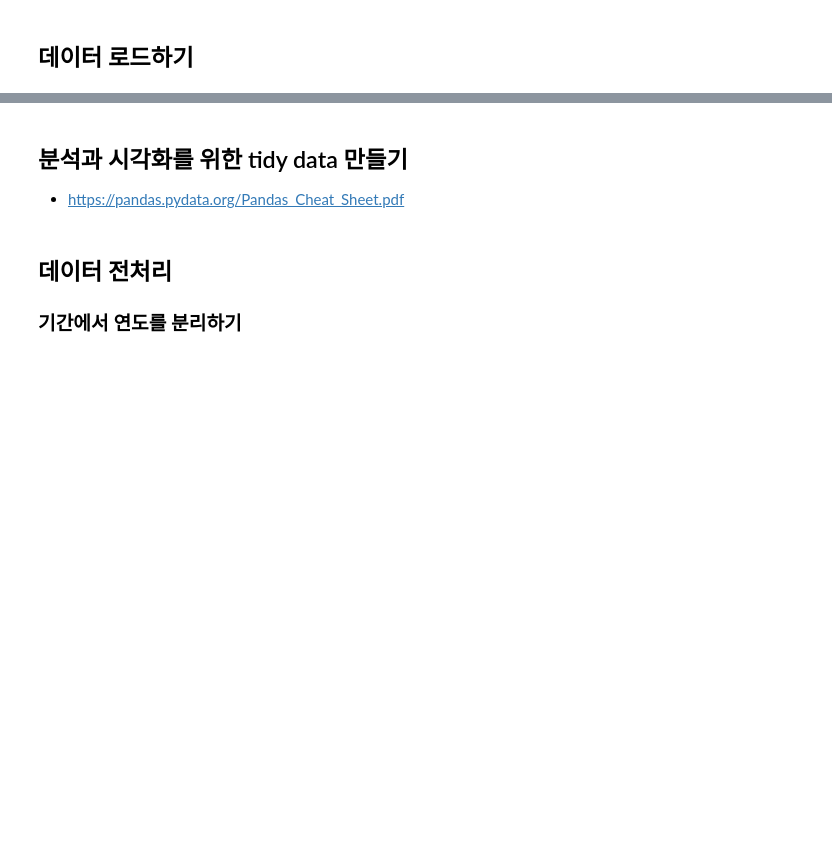
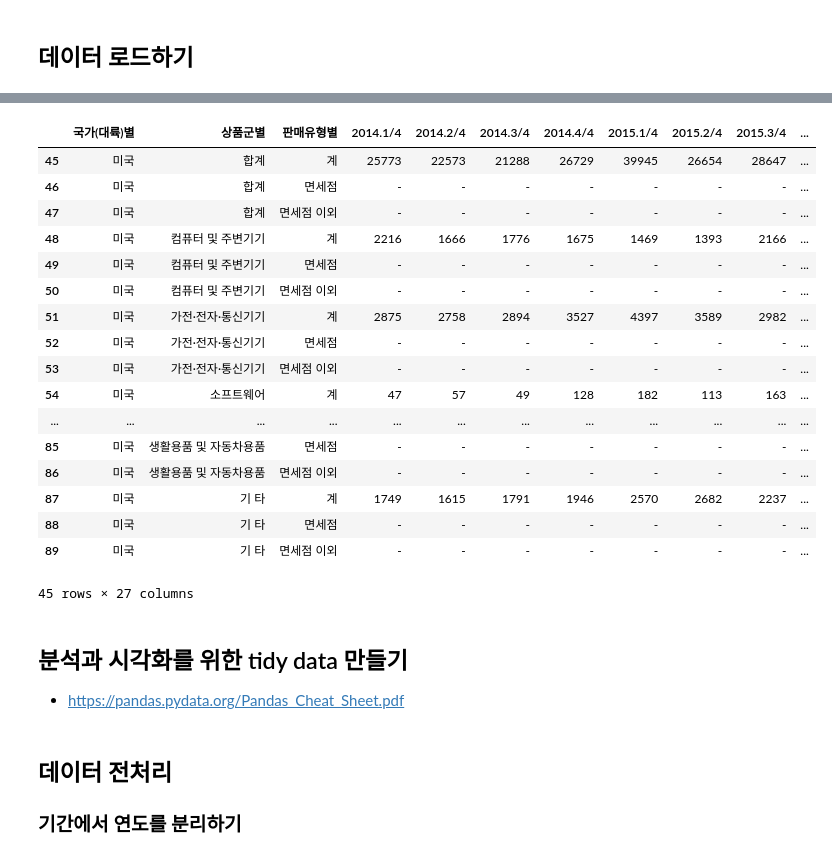
Before and after one commit to corazzon/boostcourse-ds-510, a Jupyter notebook: k-beauty-oversea-online-sale-input.ipynb, the cells around one changed output, grey strips where cells are left out. Saved outputs shown, nothing was run; the diff lists cells and outputs as text; code cells hidden in the pictures; blank space fills up the shorter version.

```diff
--- a/k-beauty-oversea-online-sale-input.ipynb
+++ b/k-beauty-oversea-online-sale-input.ipynb
@@ -33,4 +51,5 @@
 # %%
 from glob import glob
 
-# glob("data/*.csv")
+file_name = glob("./data/store/국가*.csv")[0]
+file_name
@@ -37,6 +58,8 @@ from glob import glob
 # %%
 # df_raw = pd.read_csv("data/국가_대륙_별_상품군별_온라인쇼핑_해외직접판매액_202002.csv",
 #                      encoding="cp949")
-df_raw = pd.read_csv("https://raw.githubusercontent.com/corazzon/boostcourse-ds-510/master/data/online_oversea_sale.csv.zip",
-                     encoding="cp949")
+# df_raw = pd.read_csv("https://raw.githubusercontent.com/corazzon/boostcourse-ds-510/master/data/online_oversea_sale.csv.zip",
+#                      encoding="cp949")
+# df_raw.shape
+df_raw = pd.read_csv(file_name, encoding="cp949")
 df_raw.shape
@@ -45,5 +92,25 @@ df_raw.shape
 # %%
 # 미국 데이터만 따로 보기
+df_raw[df_raw["국가(대륙)별"].str.contains("미국")]
+# %% [output]
+|  | 국가(대륙)별 | 상품군별 | 판매유형별 | 2014.1/4 | 2014.2/4 | 2014.3/4 | 2014.4/4 | 2015.1/4 | 2015.2/4 | 2015.3/4 | ... |
+| 45 | 미국 | 합계 | 계 | 25773 | 22573 | 21288 | 26729 | 39945 | 26654 | 28647 | ... |
+| 46 | 미국 | 합계 | 면세점 | - | - | - | - | - | - | - | ... |
+| 47 | 미국 | 합계 | 면세점 이외 | - | - | - | - | - | - | - | ... |
+| 48 | 미국 | 컴퓨터 및 주변기기 | 계 | 2216 | 1666 | 1776 | 1675 | 1469 | 1393 | 2166 | ... |
+| 49 | 미국 | 컴퓨터 및 주변기기 | 면세점 | - | - | - | - | - | - | - | ... |
+| 50 | 미국 | 컴퓨터 및 주변기기 | 면세점 이외 | - | - | - | - | - | - | - | ... |
+| 51 | 미국 | 가전·전자·통신기기 | 계 | 2875 | 2758 | 2894 | 3527 | 4397 | 3589 | 2982 | ... |
+| 52 | 미국 | 가전·전자·통신기기 | 면세점 | - | - | - | - | - | - | - | ... |
+| 53 | 미국 | 가전·전자·통신기기 | 면세점 이외 | - | - | - | - | - | - | - | ... |
+| 54 | 미국 | 소프트웨어 | 계 | 47 | 57 | 49 | 128 | 182 | 113 | 163 | ... |
+| ... | ... | ... | ... | ... | ... | ... | ... | ... | ... | ... | ... |
+| 85 | 미국 | 생활용품 및 자동차용품 | 면세점 | - | - | - | - | - | - | - | ... |
+| 86 | 미국 | 생활용품 및 자동차용품 | 면세점 이외 | - | - | - | - | - | - | - | ... |
+| 87 | 미국 | 기 타 | 계 | 1749 | 1615 | 1791 | 1946 | 2570 | 2682 | 2237 | ... |
+| 88 | 미국 | 기 타 | 면세점 | - | - | - | - | - | - | - | ... |
+| 89 | 미국 | 기 타 | 면세점 이외 | - | - | - | - | - | - | - | ... |
+45 rows × 27 columns
 # %% [markdown]
 ## 분석과 시각화를 위한 tidy data 만들기
 * https://pandas.pydata.org/Pandas_Cheat_Sheet.pdf
```
Also changed, not shown: parts of 8 cells of this notebook, 2 other files.
